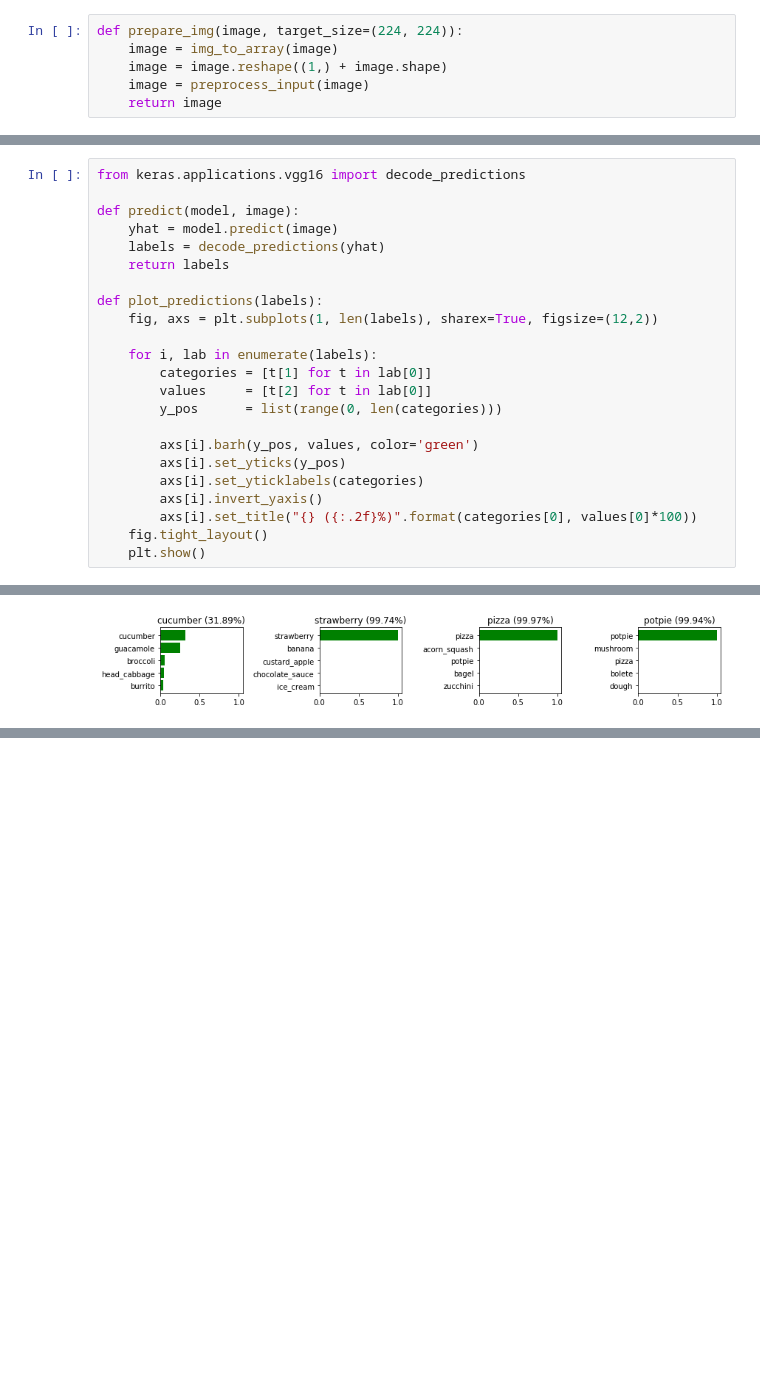
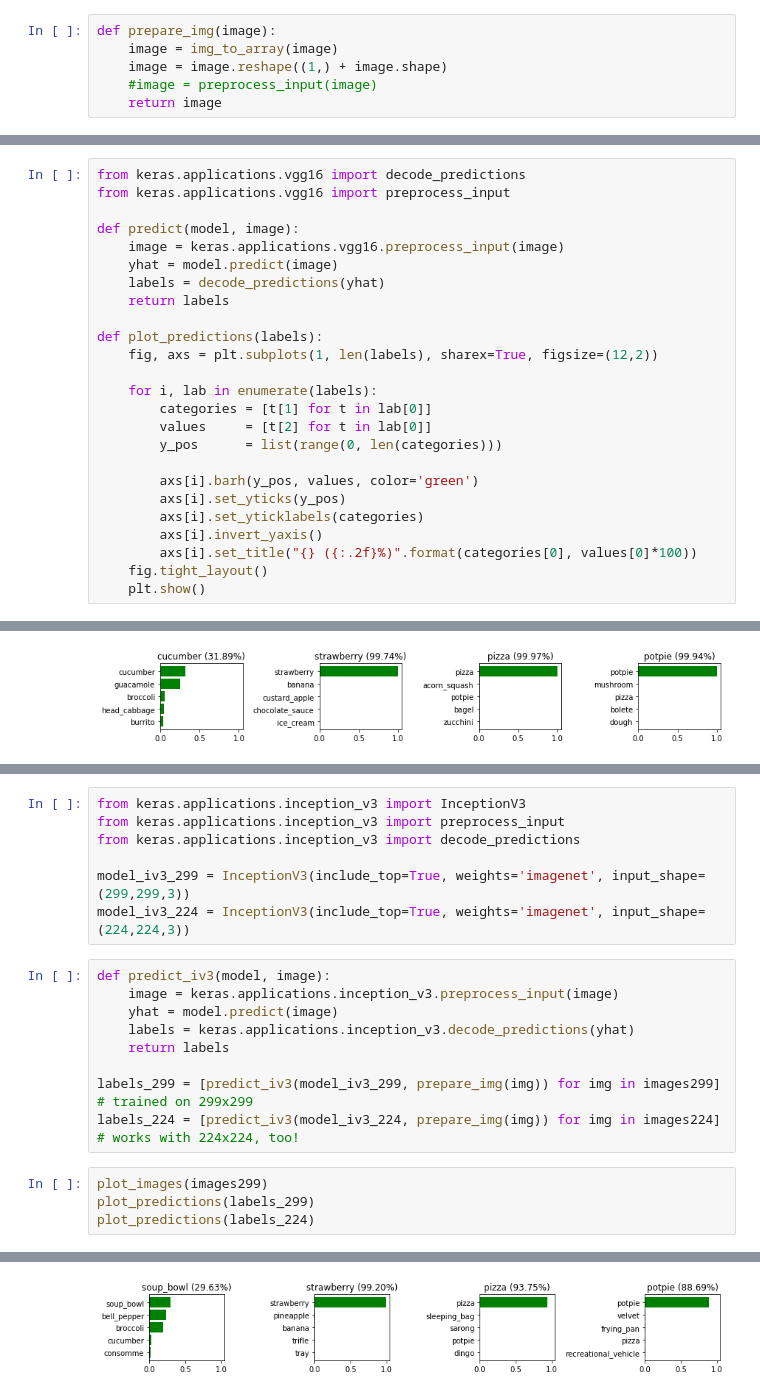
Before and after one commit to goerlitz/cnn-playground, a Jupyter notebook: jupyter/ImageClassification_ImageNet_pretrainedCNN.ipynb, the cells around one changed output, grey strips where cells are left out. Saved outputs shown, nothing was run; the diff lists cells and outputs as text; blank space fills up the shorter version.

Commit message:
Added inception net with different images sizes.

```diff
--- a/jupyter/ImageClassification_ImageNet_pretrainedCNN.ipynb
+++ b/jupyter/ImageClassification_ImageNet_pretrainedCNN.ipynb
@@ -70,6 +77,6 @@ Using TensorFlow backend.
 # %%
-def prepare_img(image, target_size=(224, 224)):
+def prepare_img(image):
     image = img_to_array(image)
     image = image.reshape((1,) + image.shape)
-    image = preprocess_input(image)
+    #image = preprocess_input(image)
     return image
@@ -78,7 +83,9 @@ img_input = [prepare_img(img) for img in images224]
 # %%
 from keras.applications.vgg16 import decode_predictions
+from keras.applications.vgg16 import preprocess_input
 
 def predict(model, image):
+    image = keras.applications.vgg16.preprocess_input(image)
     yhat = model.predict(image)
     labels = decode_predictions(yhat)
     return labels
@@ -130,0 +138,21 @@ plot_predictions(labels)
+# %%
+from keras.applications.inception_v3 import InceptionV3
+from keras.applications.inception_v3 import preprocess_input
+from keras.applications.inception_v3 import decode_predictions
+
+model_iv3_299 = InceptionV3(include_top=True, weights='imagenet', input_shape=(299,299,3))
+model_iv3_224 = InceptionV3(include_top=True, weights='imagenet', input_shape=(224,224,3))
+# %%
+def predict_iv3(model, image):
+    image = keras.applications.inception_v3.preprocess_input(image)
+    yhat = model.predict(image)
+    labels = keras.applications.inception_v3.decode_predictions(yhat)
+    return labels
+
+labels_299 = [predict_iv3(model_iv3_299, prepare_img(img)) for img in images299]  # trained on 299x299
+labels_224 = [predict_iv3(model_iv3_224, prepare_img(img)) for img in images224]  # works with 224x224, too!
+# %%
+plot_images(images299)
+plot_predictions(labels_299)
+plot_predictions(labels_224)
+# %% [output]
@@ -130,0 +160 @@ plot_predictions(labels)
+[figure, added]
```
Also changed, not shown: parts of 10 cells of this notebook.
